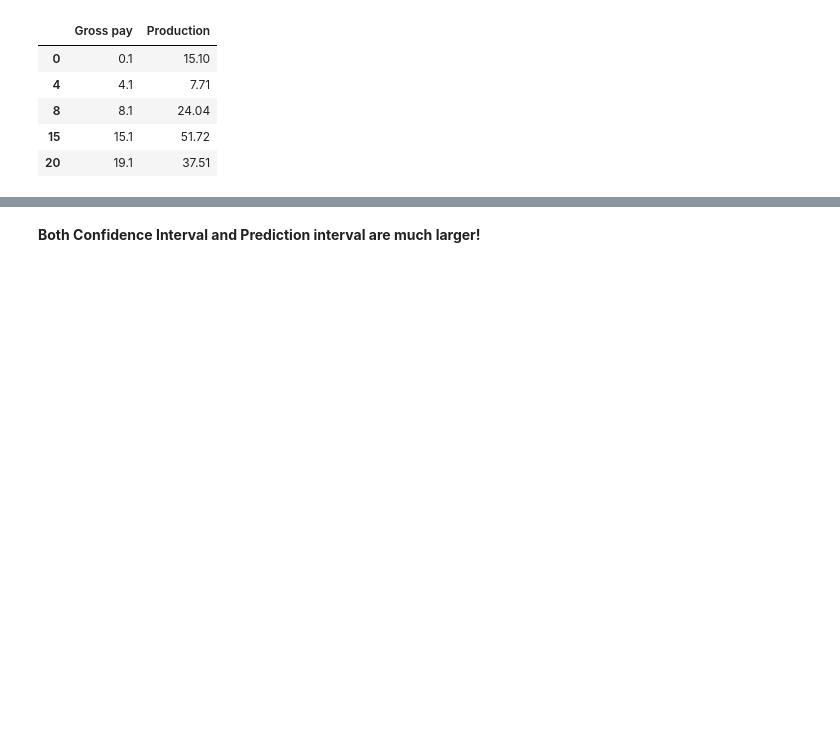
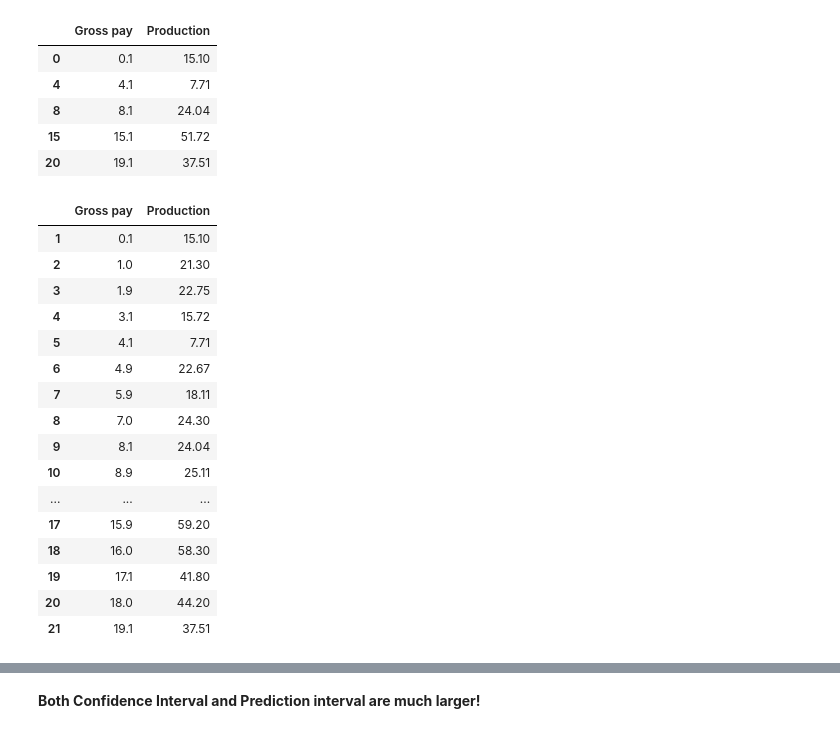
Before and after one commit to mycarta/Data-science-tools-petroleum-exploration-and-production, a Jupyter notebook: Python/notebooks/Python_OLS_confidence_interval_and_prediction_interval.ipynb, the cells around one changed output, grey strips where cells are left out. Cells and saved outputs as stored; diff of their text form; code cells hidden in the pictures; blank space fills up the shorter version.

```diff
--- a/Python/notebooks/Python_OLS_confidence_interval_and_prediction_interval.ipynb
+++ b/Python/notebooks/Python_OLS_confidence_interval_and_prediction_interval.ipynb
@@ -150 +174,21 @@ y = sort_data.loc[:,'Production']
+# %%
+sort_data
+# %% [output]
+|  | Gross pay | Production |
+| 1 | 0.1 | 15.10 |
+| 2 | 1.0 | 21.30 |
+| 3 | 1.9 | 22.75 |
+| 4 | 3.1 | 15.72 |
+| 5 | 4.1 | 7.71 |
+| 6 | 4.9 | 22.67 |
+| 7 | 5.9 | 18.11 |
+| 8 | 7.0 | 24.30 |
+| 9 | 8.1 | 24.04 |
+| 10 | 8.9 | 25.11 |
+| ... | ... | ... |
+| 17 | 15.9 | 59.20 |
+| 18 | 16.0 | 58.30 |
+| 19 | 17.1 | 41.80 |
+| 20 | 18.0 | 44.20 |
+| 21 | 19.1 | 37.51 |
 # %%
```
Also changed, not shown: parts of 7 cells of this notebook, 6 other files.
